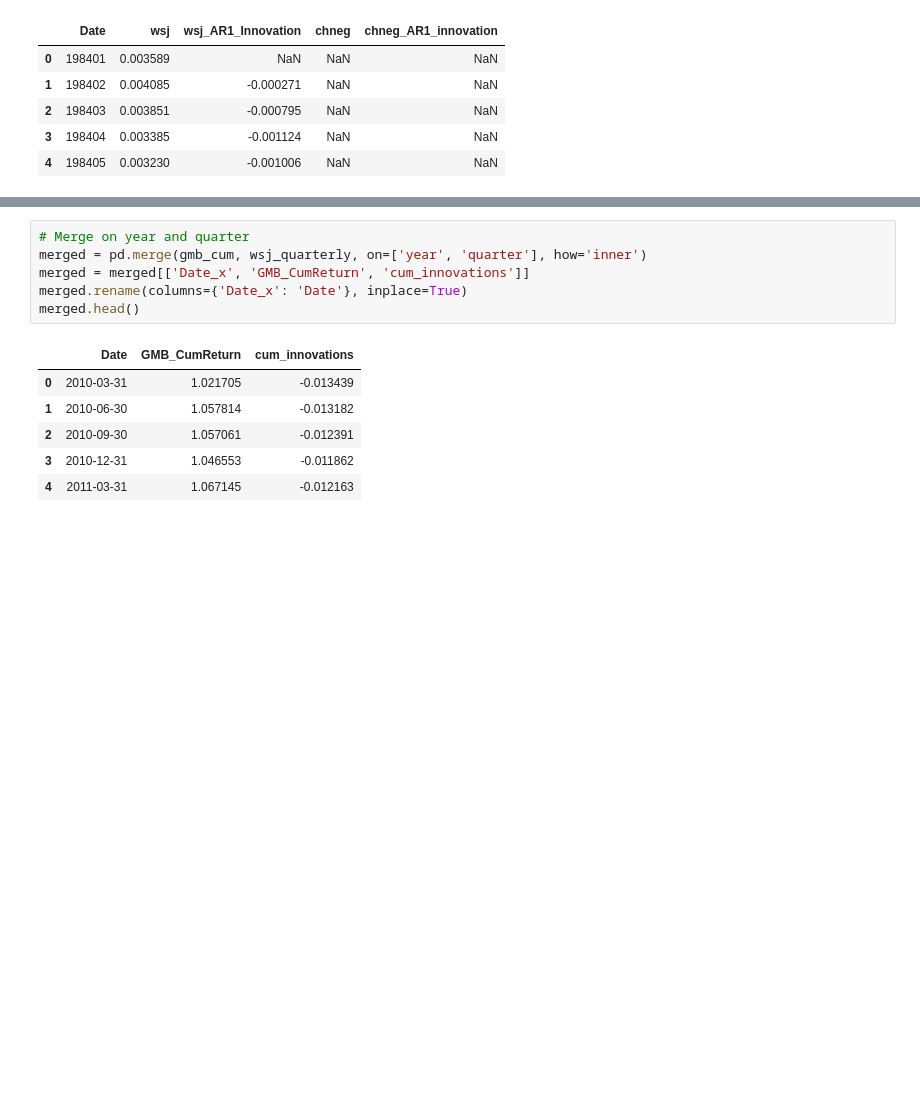
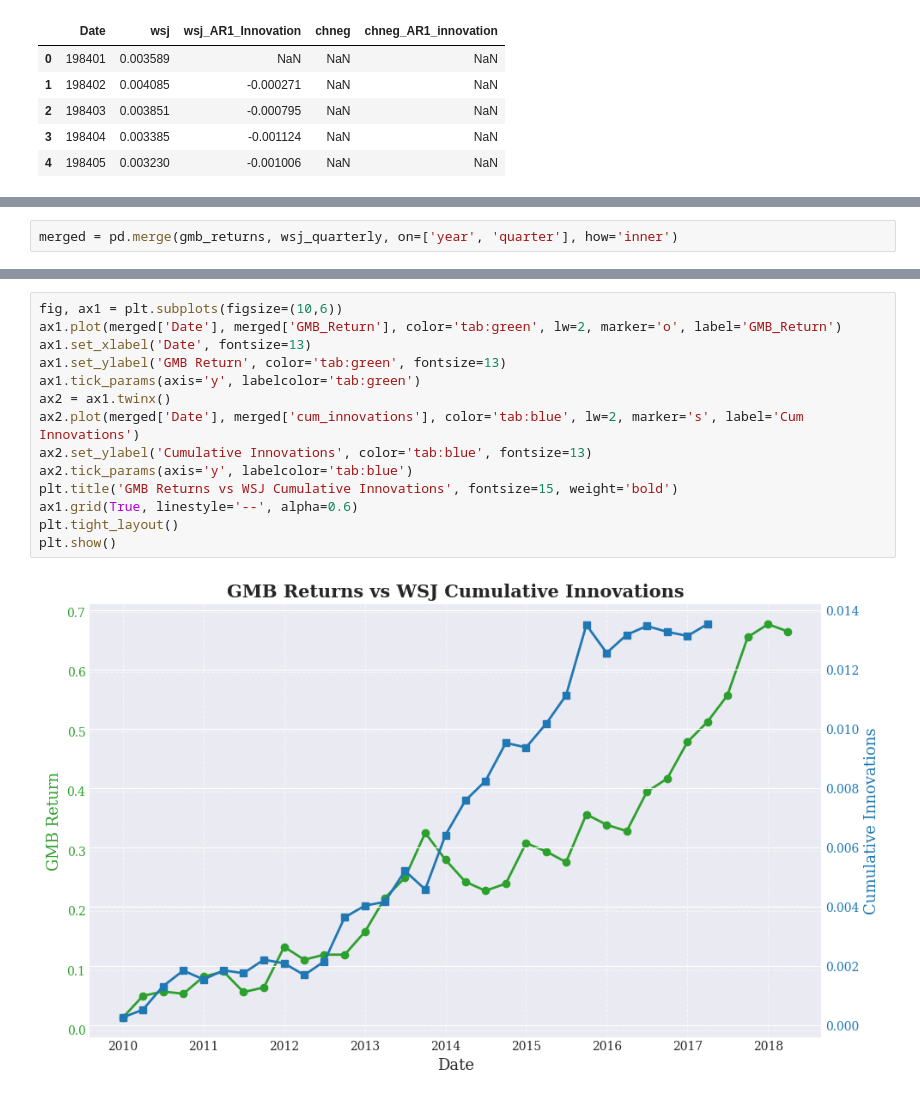
Before and after one commit to STEG-cpu/Sustainable-Finance-Project-2, a Jupyter notebook: Assignment2_Group2.ipynb, the cells around one changed output, grey strips where cells are left out. Saved outputs shown, nothing was run; the diff lists cells and outputs as text; blank space fills up the shorter version.

```diff
--- a/Assignment2_Group2.ipynb
+++ b/Assignment2_Group2.ipynb
@@ -153,0 +168,2 @@ wsj_quarterly.head()
+# %%
+merged = pd.merge(gmb_returns, wsj_quarterly, on=['year', 'quarter'], how='inner')
@@ -154,13 +179,16 @@ wsj_quarterly.head()
 # %%
-# Merge on year and quarter
-merged = pd.merge(gmb_cum, wsj_quarterly, on=['year', 'quarter'], how='inner')
-merged = merged[['Date_x', 'GMB_CumReturn', 'cum_innovations']]
-merged.rename(columns={'Date_x': 'Date'}, inplace=True)
-merged.head()
+fig, ax1 = plt.subplots(figsize=(10,6))
+ax1.plot(merged['Date'], merged['GMB_Return'], color='tab:green', lw=2, marker='o', label='GMB_Return')
+ax1.set_xlabel('Date', fontsize=13)
+ax1.set_ylabel('GMB Return', color='tab:green', fontsize=13)
+ax1.tick_params(axis='y', labelcolor='tab:green')
+ax2 = ax1.twinx()
+ax2.plot(merged['Date'], merged['cum_innovations'], color='tab:blue', lw=2, marker='s', label='Cum Innovations')
+ax2.set_ylabel('Cumulative Innovations', color='tab:blue', fontsize=13)
+ax2.tick_params(axis='y', labelcolor='tab:blue')
+plt.title('GMB Returns vs WSJ Cumulative Innovations', fontsize=15, weight='bold')
+ax1.grid(True, linestyle='--', alpha=0.6)
+plt.tight_layout()
+plt.show()
 # %% [output]
-|  | Date | GMB_CumReturn | cum_innovations |
-| 0 | 2010-03-31 | 1.021705 | -0.013439 |
-| 1 | 2010-06-30 | 1.057814 | -0.013182 |
-| 2 | 2010-09-30 | 1.057061 | -0.012391 |
-| 3 | 2010-12-31 | 1.046553 | -0.011862 |
-| 4 | 2011-03-31 | 1.067145 | -0.012163 |
+[figure, added]
```
Also changed, not shown: parts of 13 cells of this notebook, 1 other file.
